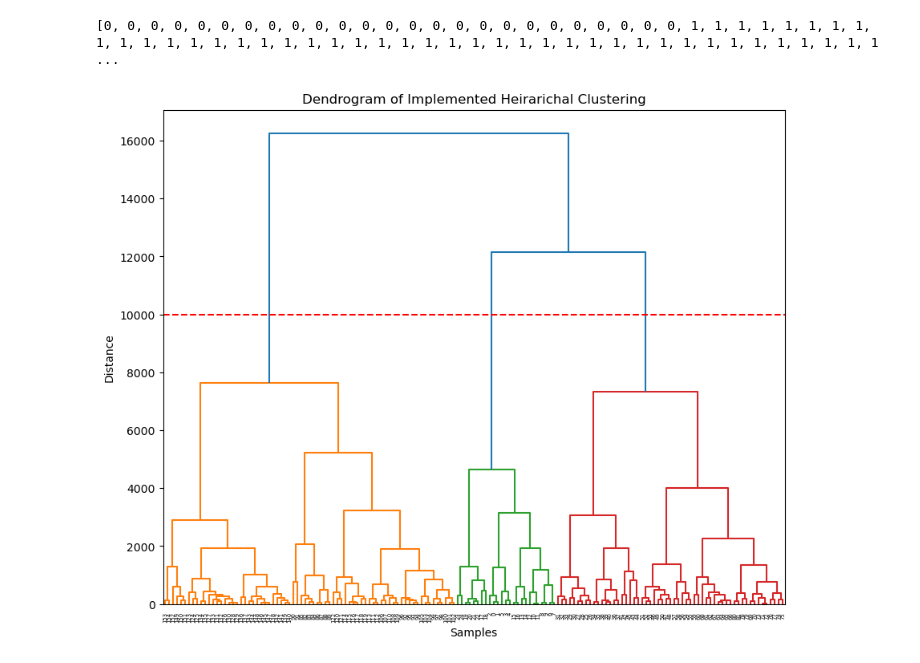
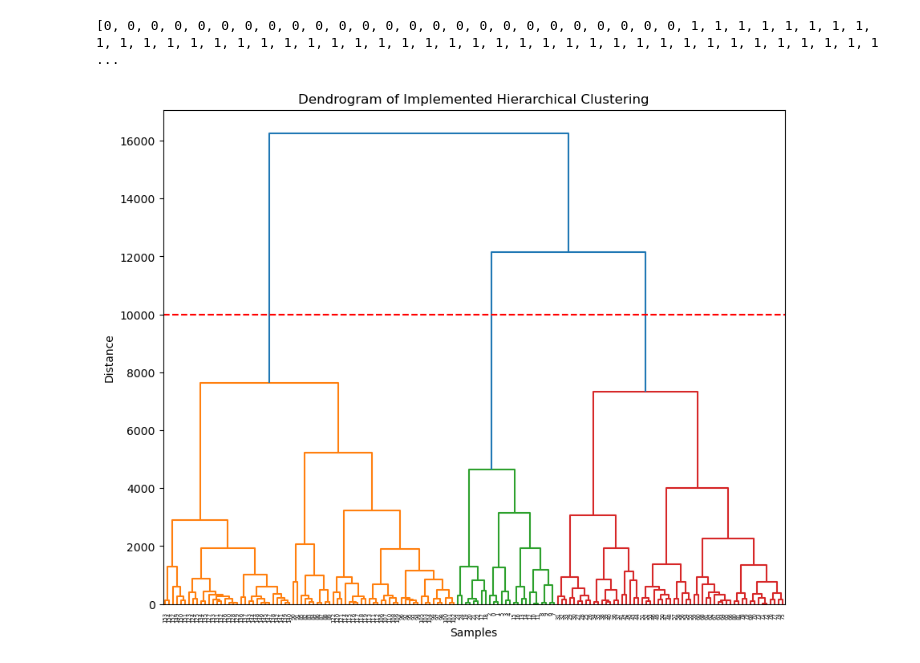
Before and after one commit to vratins/AsthmaClustering, a Jupyter notebook: hierarchicalClustering.ipynb, the cells around one changed output. Drawn from its saved outputs; the diff is of its cells as text; code cells hidden in the pictures.

```diff
--- a/hierarchicalClustering.ipynb
+++ b/hierarchicalClustering.ipynb
@@ -169,12 +169,12 @@ distMatrix = distanceMatrix(data)
 # %%
 Z = linkage(distMatrix, method='average')
 # Z = singleLinkage(data)
 plt.figure(figsize=(10, 8))
 dendrogram(Z)
 plt.xlabel('Samples')
 plt.ylabel('Distance')
-plt.title('Dendrogram of Implemented Heirarichal Clustering')
+plt.title('Dendrogram of Implemented Hierarchical Clustering')
 plt.axhline(y=10000, color='r', linestyle='--')
 plt.show()
 # %% [output]
-[figure, old version]
+[figure, new version]
```
Also changed, not shown: 1 other file.
